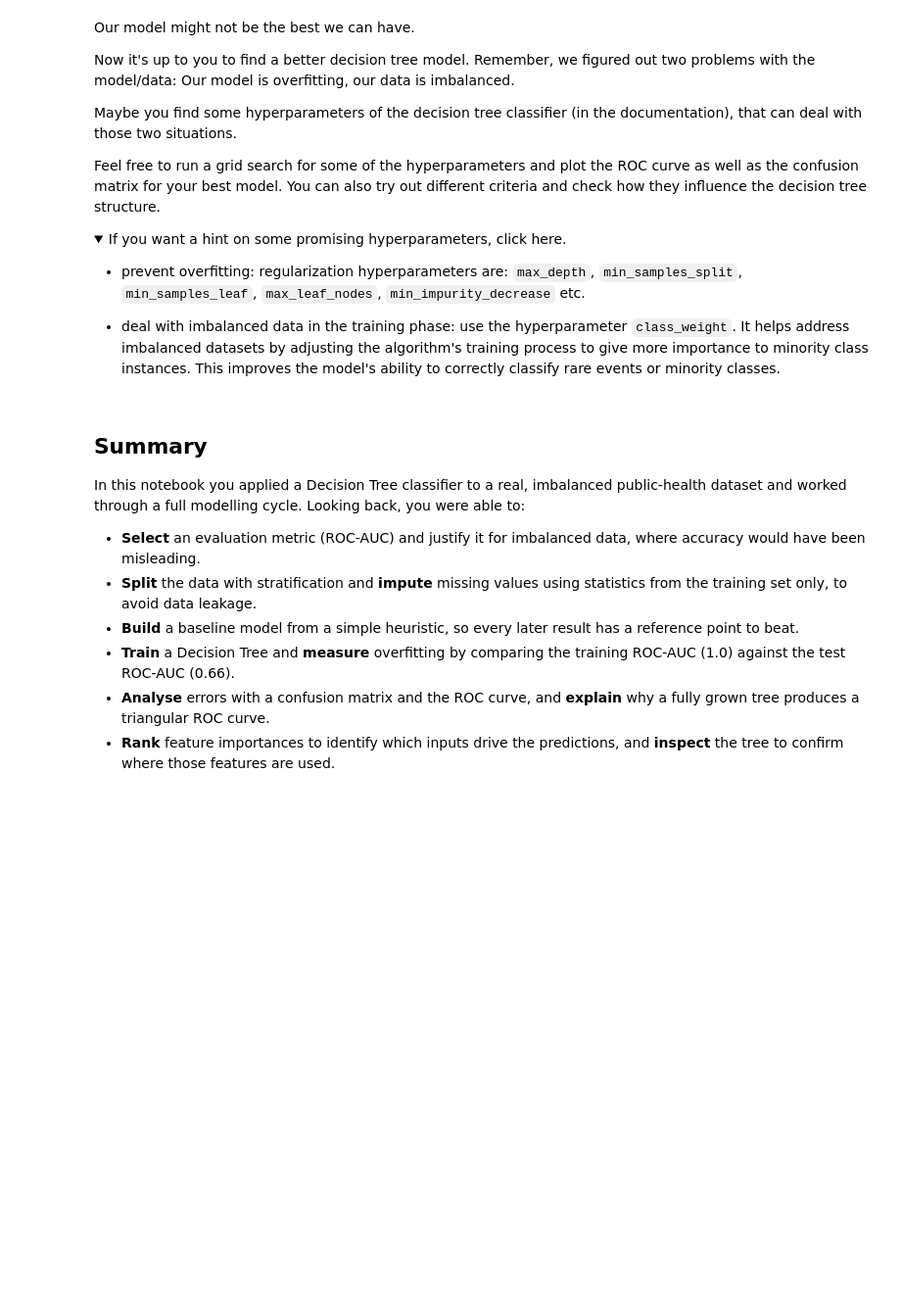
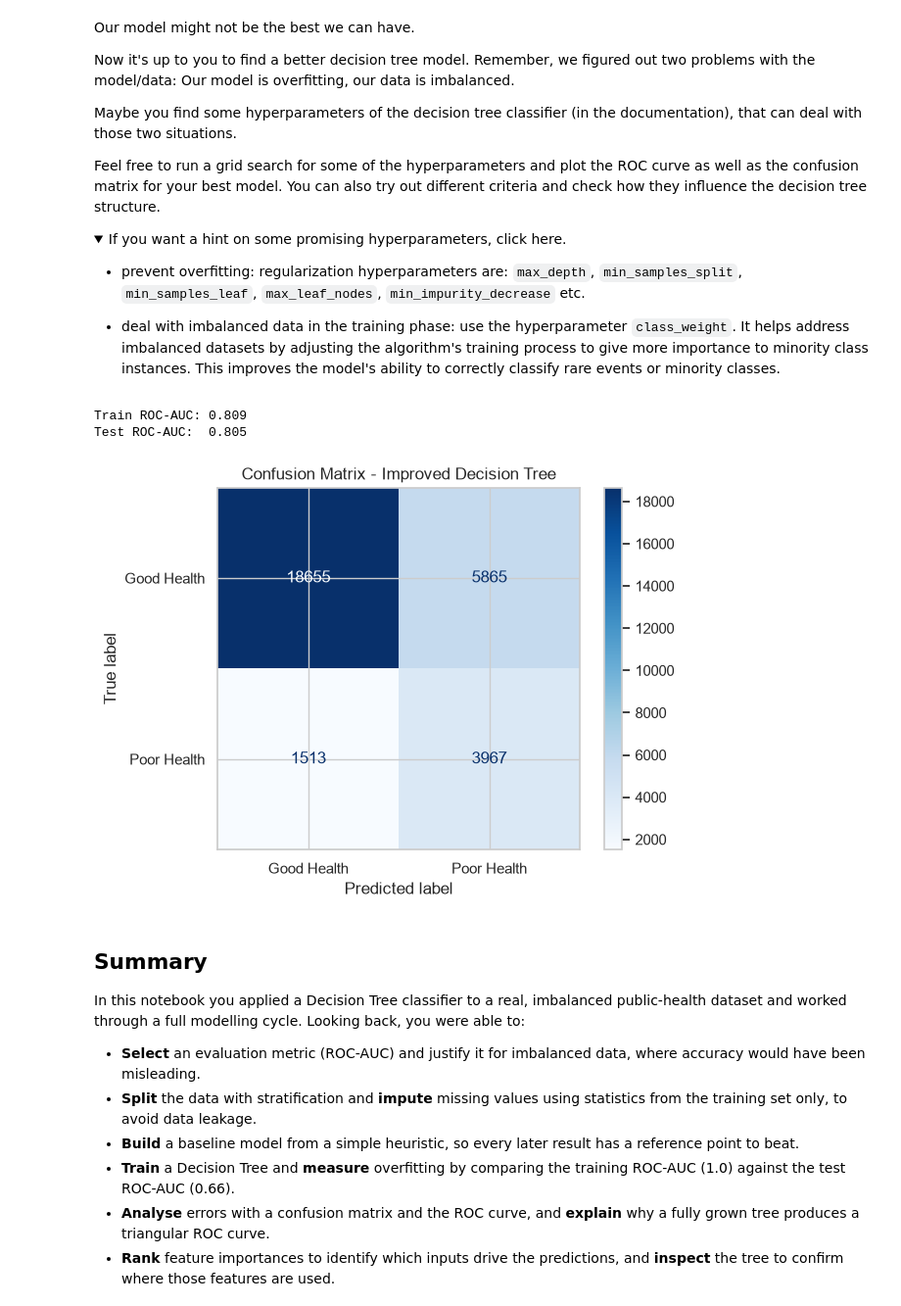
Before and after one commit to gulsahbayhan/decision_tree, a Jupyter notebook: 2_decision_trees_classification.ipynb, the cells around one changed output. Shown at 98% size. Cells and saved outputs as stored; diff of their text form; code cells hidden in the pictures; folded sections open; blank space fills up the shorter version.

Commit message:
Complete decision trees exercises

```diff
--- a/2_decision_trees_classification.ipynb
+++ b/2_decision_trees_classification.ipynb
@@ -536,6 +594,39 @@ If you want a hint on some promising hyperparameters, click here.
 
 - deal with imbalanced data in the training phase: use the hyperparameter `class_weight`. It helps address imbalanced datasets by adjusting the algorithm's training process to give more importance to minority class instances. This improves the model's ability to correctly classify rare events or minority classes.
 <summary>
+# %%
+from sklearn.tree import DecisionTreeClassifier
+from sklearn.metrics import roc_auc_score, ConfusionMatrixDisplay
+import matplotlib.pyplot as plt
+
+# 1. Initialize the improved Decision Tree with tuned hyperparameters
+improved_tree = DecisionTreeClassifier(
+    max_depth=5,              # Prevent overfitting by limiting the depth of the tree
+    min_samples_leaf=50,      # Require at least 50 samples per leaf node for better generalization
+    class_weight="balanced",  # Adjust weights inversely proportional to class frequencies for imbalanced data
+    random_state=RSEED
+)
+
+# 2. Fit the model on the training data
+improved_tree.fit(train, train_labels)
+
+# 3. Predict probabilities (needed for ROC-AUC) and class labels
+train_probs = improved_tree.predict_proba(train)[:, 1]
+test_probs = improved_tree.predict_proba(test)[:, 1]
+test_preds = improved_tree.predict(test)
+
+# 4. Evaluate and compare Train vs. Test ROC-AUC scores
+print(f"Train ROC-AUC: {roc_auc_score(train_labels, train_probs):.3f}")
+print(f"Test ROC-AUC:  {roc_auc_score(test_labels, test_probs):.3f}")
+
+# 5. Plot the Confusion Matrix on the test set
+ConfusionMatrixDisplay.from_predictions(test_labels, test_preds, cmap="Blues")
+plt.title("Confusion Matrix - Improved Decision Tree")
+plt.show()
+# %% [output]
+Train ROC-AUC: 0.809
+Test ROC-AUC:  0.805
+[figure, added]
 # %% [markdown]
 ## Summary
 
```
Also changed, not shown: parts of 13 cells of this notebook, 3 other files.
